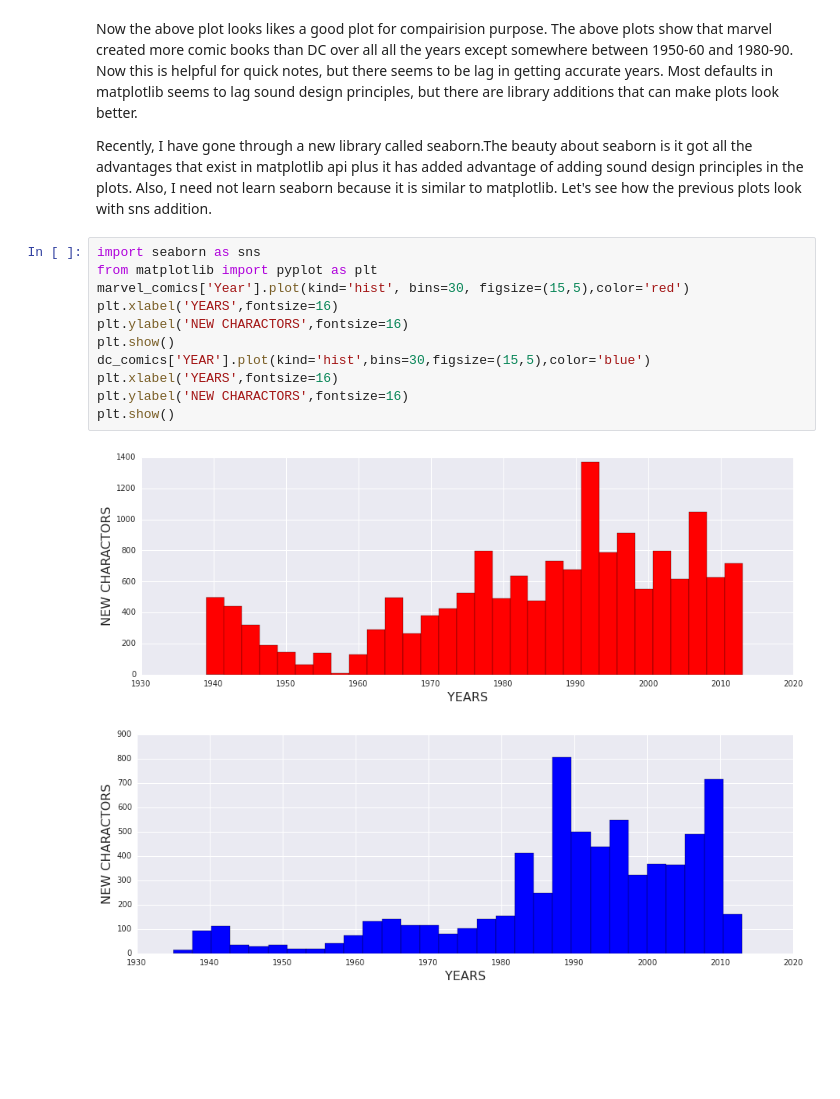
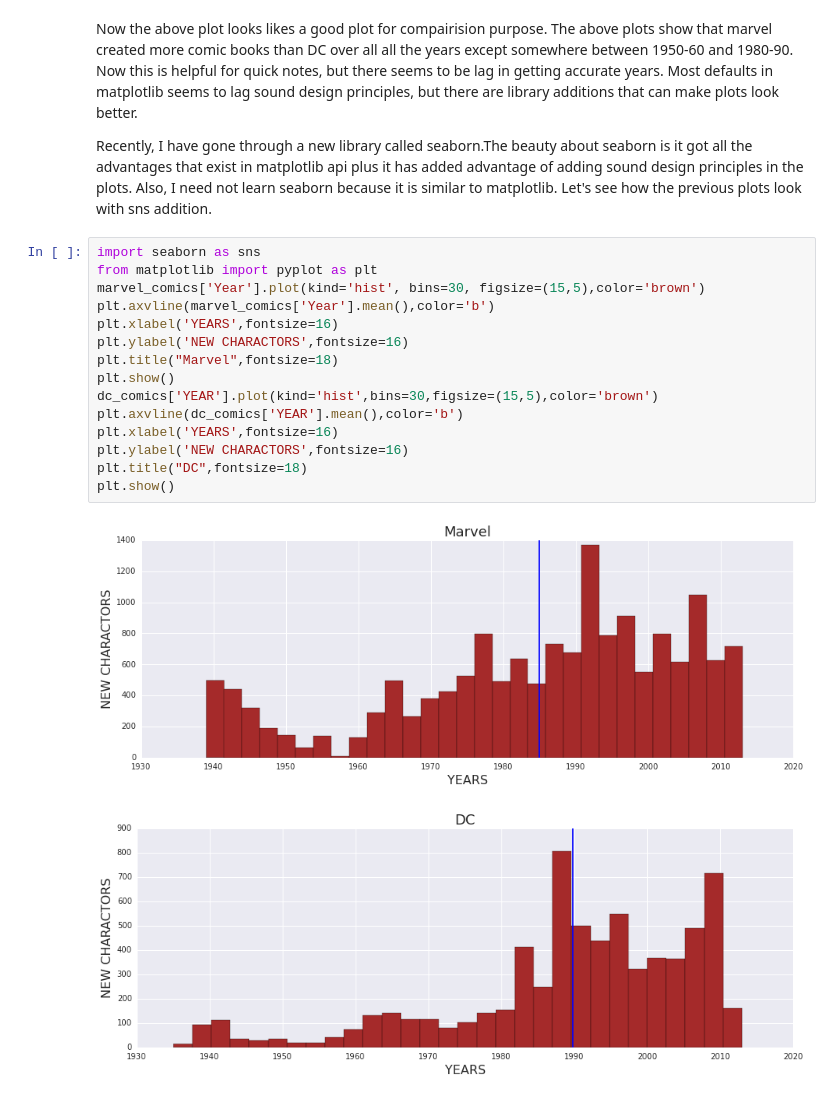
Before and after one commit to manjush3v/Comics, a Jupyter notebook: Comics.ipynb, the cells around one changed output. Saved outputs shown, nothing was run; the diff lists cells and outputs as text; blank space fills up the shorter version.

```diff
--- a/Comics.ipynb
+++ b/Comics.ipynb
@@ -142,16 +149,20 @@ Recently, I have gone through a new library called seaborn.The beauty about seab
 # %%
 import seaborn as sns
 from matplotlib import pyplot as plt
-marvel_comics['Year'].plot(kind='hist', bins=30, figsize=(15,5),color='red')
+marvel_comics['Year'].plot(kind='hist', bins=30, figsize=(15,5),color='brown')
+plt.axvline(marvel_comics['Year'].mean(),color='b')
 plt.xlabel('YEARS',fontsize=16)
 plt.ylabel('NEW CHARACTORS',fontsize=16)
+plt.title("Marvel",fontsize=18)
 plt.show()
-dc_comics['YEAR'].plot(kind='hist',bins=30,figsize=(15,5),color='blue')
+dc_comics['YEAR'].plot(kind='hist',bins=30,figsize=(15,5),color='brown')
+plt.axvline(dc_comics['YEAR'].mean(),color='b')
 plt.xlabel('YEARS',fontsize=16)
 plt.ylabel('NEW CHARACTORS',fontsize=16)
+plt.title("DC",fontsize=18)
 plt.show()
 # %% [output]
-[figure, old version]
+[figure, new version]
-[figure, old version]
+[figure, new version]
 # %%
 fig = plt.figure()
```
Also changed, not shown: parts of 11 cells of this notebook.
